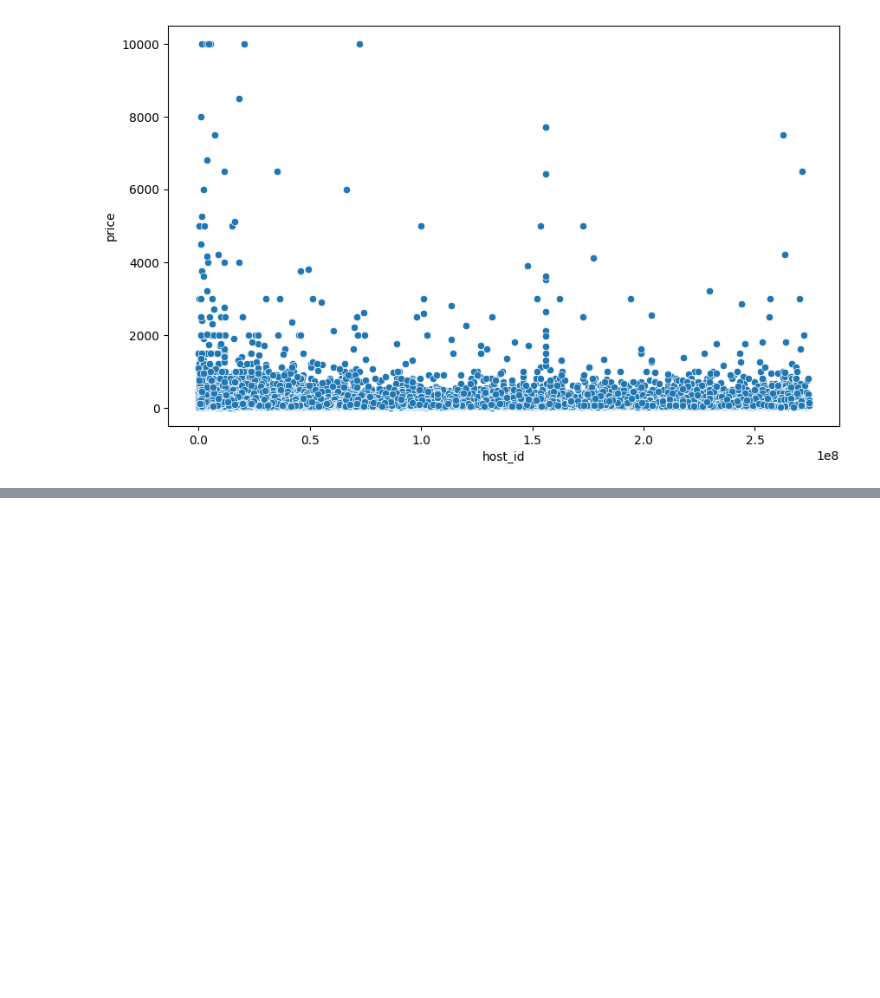
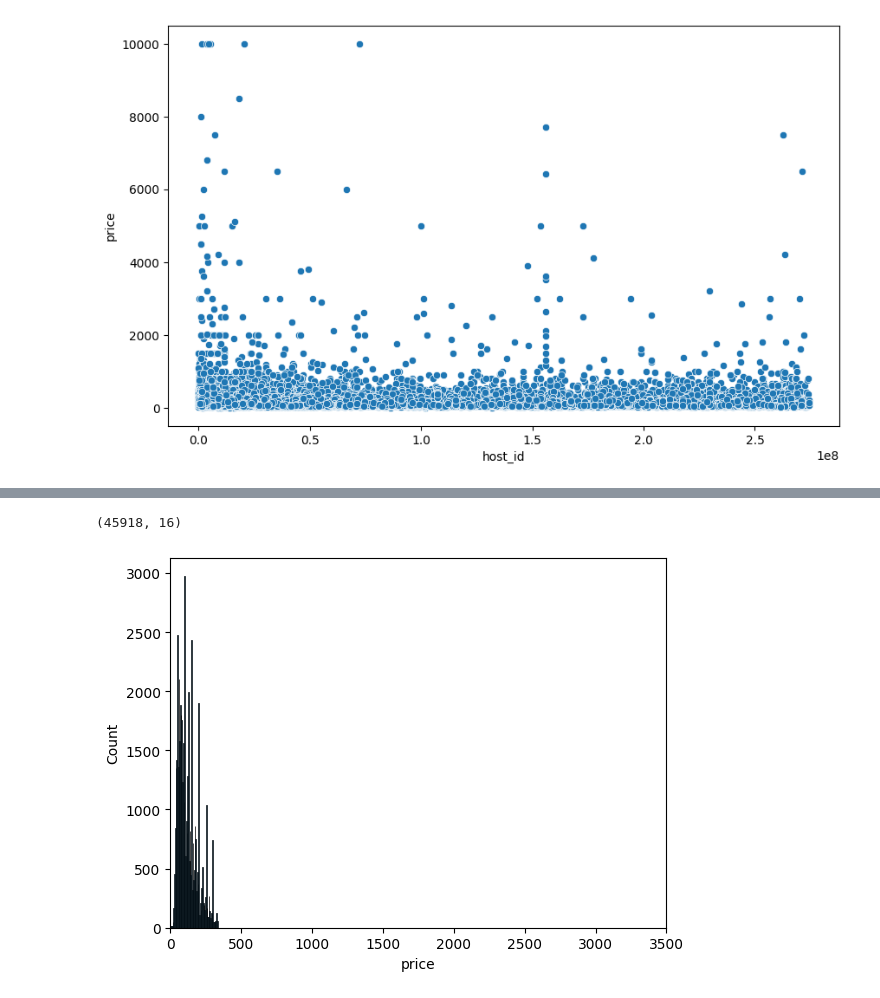
Before and after one commit to Ayomide906/test, a Jupyter notebook: Data_analysis_pandas/maths_stats.ipynb, the cells around one changed output, grey strips where cells are left out. Drawn from its saved outputs; the diff is of its cells as text; code cells hidden in the pictures; blank space fills up the shorter version.

```diff
--- a/Data_analysis_pandas/maths_stats.ipynb
+++ b/Data_analysis_pandas/maths_stats.ipynb
@@ -100,0 +103,8 @@ plt.xlim(0,3500)
+# %%
+df_ny_no_outliers=df_ny[(df_ny.price>q1-1.5*iqr)&(df_ny.price<q3+1.5*iqr)]
+sns.histplot(df_ny_no_outliers["price"])
+plt.xlim(0,3500)
+df_ny_no_outliers.shape
+# %% [output]
+(45918, 16)
+[figure, added]
```
Also changed, not shown: parts of 6 cells of this notebook.
